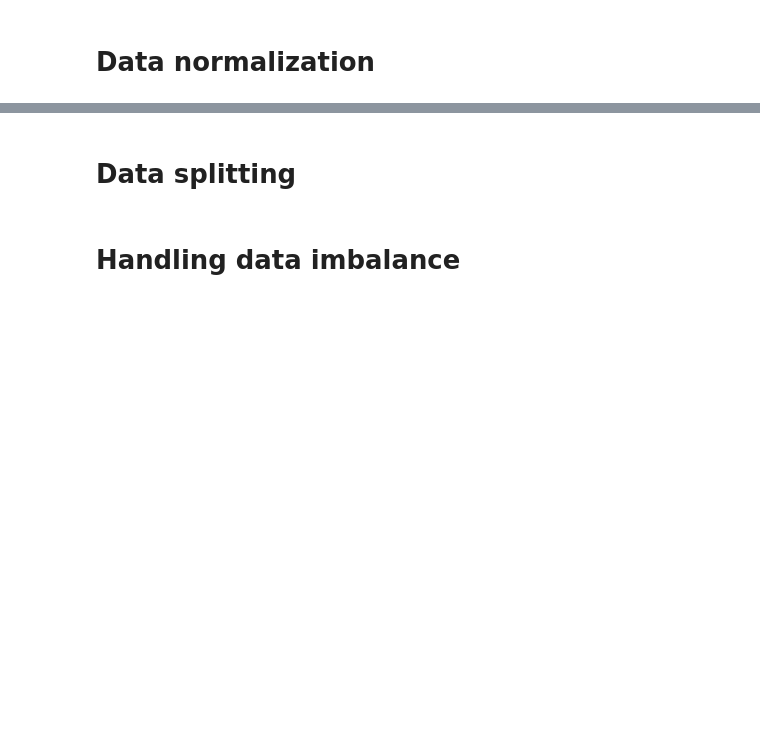
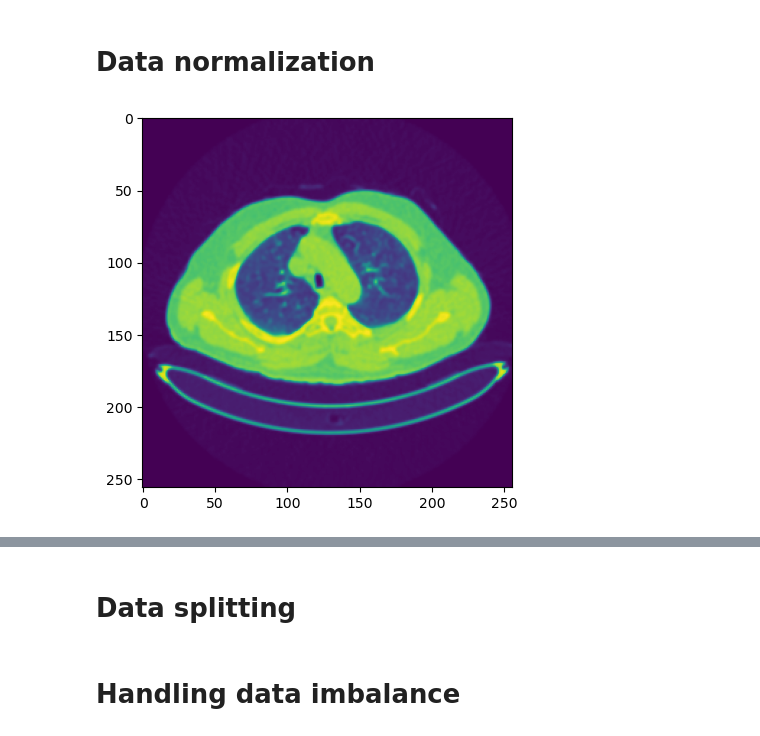
Before and after one commit to Ivansanjaya11/lung_cancer, a Jupyter notebook: cancer_model.ipynb, the cells around one changed output, grey strips where cells are left out. Cells and saved outputs as stored; diff of their text form; code cells hidden in the pictures; blank space fills up the shorter version.

Commit message:
added min-max scaling and standardization for normalization

```diff
--- a/cancer_model.ipynb
+++ b/cancer_model.ipynb
@@ -152,2 +150,12 @@ plt.show()
 # %% [markdown]
 # Data normalization
+# %%
+# using min-max scaling
+for data in dataset:
+    img = data[0]/255.0
+    data[0] = img
+
+plt.imshow(dataset[0][0])
+plt.show()
+# %% [output]
+[figure, added]
```
Also changed, not shown: parts of 5 cells of this notebook.
